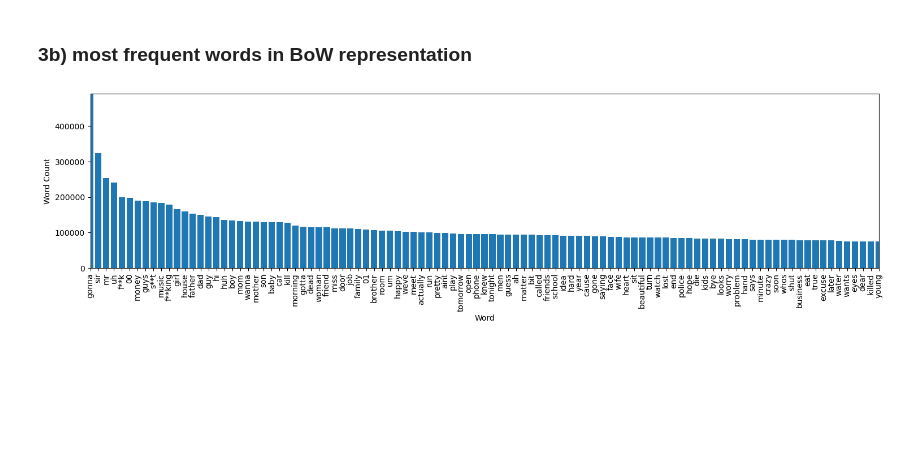
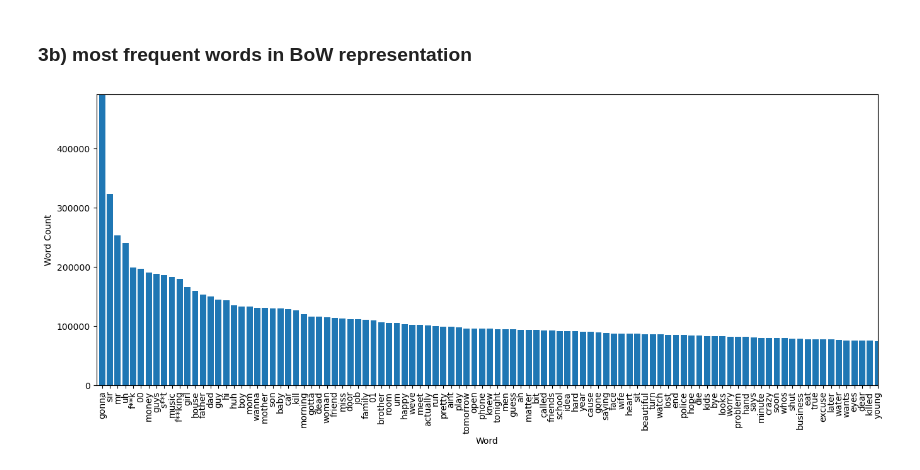
Before and after one commit to nfasano/movie_recsys, a Jupyter notebook: recsys_content_based/data_preprocessing_eda.ipynb, the cells around one changed output. Drawn from its saved outputs; the diff is of its cells as text; code cells hidden in the pictures; blank space fills up the shorter version.

```diff
--- a/recsys_content_based/data_preprocessing_eda.ipynb
+++ b/recsys_content_based/data_preprocessing_eda.ipynb
@@ -394,22 +397,24 @@ a.set(ylabel="Number of Movies Released")
 # %%
 num_words = 100
 
 # compute word count for all words left in the corpus
 # and sort the word_key list in descending order
 word_count_all_docs = np.array(np.sum(X, axis=0))[0]
 indw = np.flip(np.argsort(word_count_all_docs))
 word_count_all_docs = word_count_all_docs[indw]
 word_keys_sort = [word_key[i] for i in indw[0 : num_words + 1]]
 
-fig, ax = plt.subplots(figsize=(18, 4))
+fig, ax = plt.subplots(figsize=(16, 6))
 
 ax.bar(x=np.arange(0, num_words + 1), height=word_count_all_docs[0 : num_words + 1])
 ax.set_ylim(0, np.max(word_count_all_docs) + 1)
-ax.set_xlim(0, num_words)
+ax.set_xlim(-.75, num_words)
 ax.set_ylabel("Word Count")
 ax.set_xlabel("Word")
 ax.set_xticks(np.linspace(0, num_words, num_words + 1))
 ax.set_xticklabels(word_keys_sort[0 : num_words + 1])
 plt.xticks(rotation=90);
+
+fig.figure.savefig('data_preprocessing_eda_out\\word_count_top_100.png', dpi=300, bbox_inches='tight')
 # %% [output]
-[figure, old version]
+[figure, new version]
```
Also changed, not shown: parts of 2 cells of this notebook, 12 other files.
